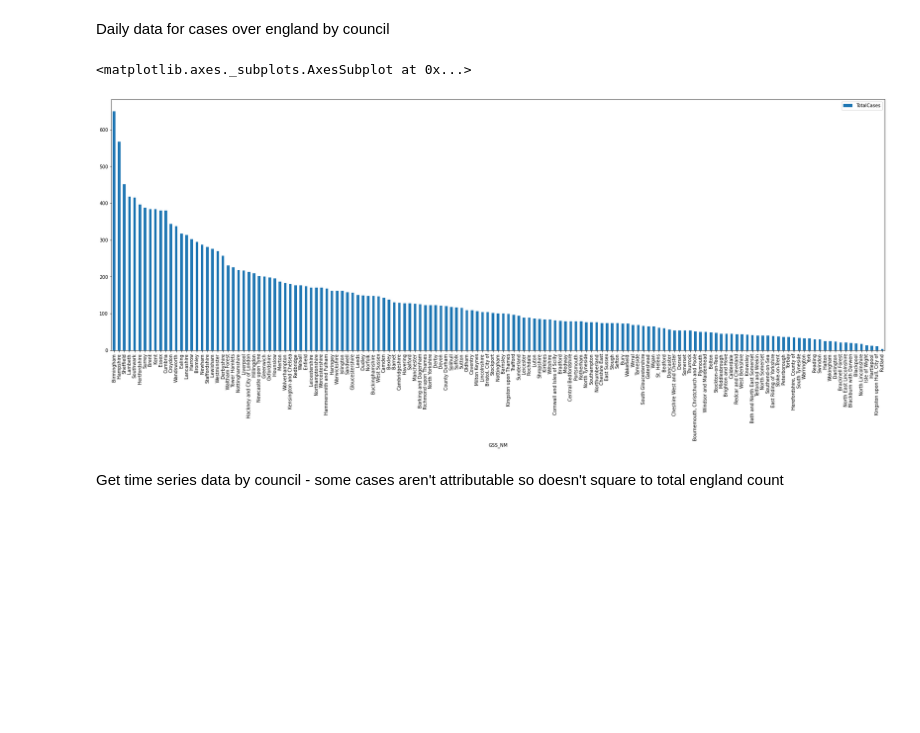
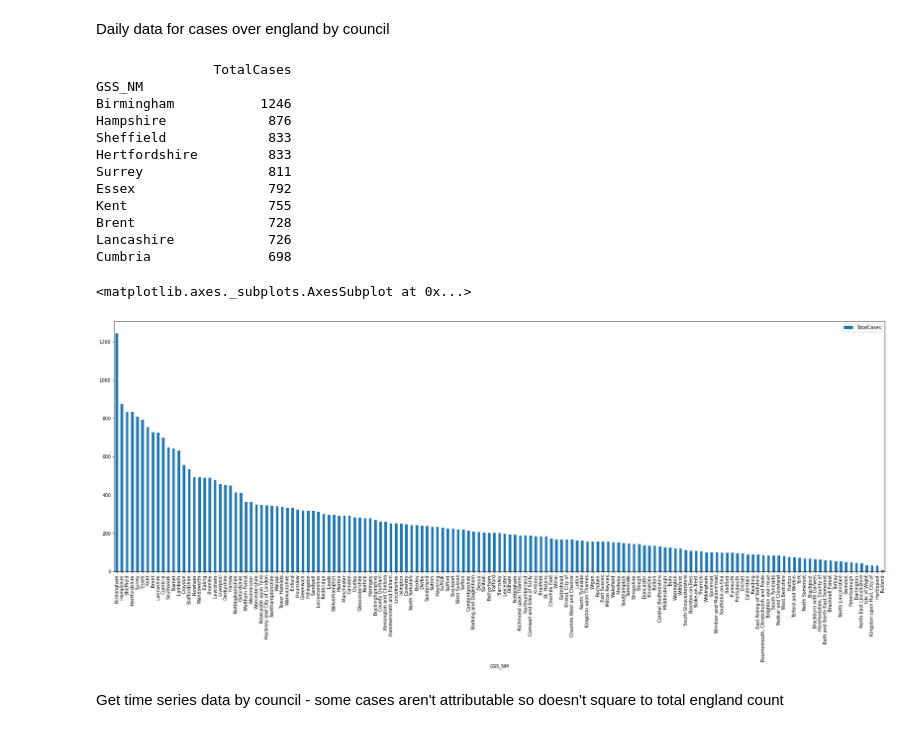
Before and after one commit to buckersew/data-covid19, a Jupyter notebook: England_data_covid19.ipynb, the cells around one changed output. Drawn from its saved outputs; the diff is of its cells as text; code cells hidden in the pictures; blank space fills up the shorter version.

```diff
--- a/England_data_covid19.ipynb
+++ b/England_data_covid19.ipynb
@@ -5,13 +5,32 @@ Daily data for cases over england by council
 # %%
 import pandas as pd
 url = 'https://www.arcgis.com/sharing/rest/content/items/b684319181f94875a6879bbc833ca3a6/data'
-df = pd.read_csv(url)
+# fix any numbers with , in them
+df = pd.read_csv(url, thousands=',')
 df.index = df['GSS_NM']
 df2 = df.drop(columns=['GSS_CD','GSS_NM'])
-df2.sort_values(by='TotalCases', ascending=False).plot(kind='bar', figsize=(30,10))
+#just in case of any bad data in the counts
+df2.TotalCases = pd.to_numeric(df2.TotalCases, errors='coerce')
+df2 = df2.sort_values(by='TotalCases', ascending=False)
+print(df2.head(10))
 # %% [output]
-<matplotlib.axes._subplots.AxesSubplot at 0x...>
+               TotalCases
+GSS_NM
+Birmingham           1246
+Hampshire             876
+Sheffield             833
+Hertfordshire         833
+Surrey                811
+Essex                 792
+Kent                  755
+Brent                 728
+Lancashire            726
+Cumbria               698
-[figure, removed]
+# %%
+df2.plot(kind='bar', figsize=(30,10))
+# %% [output]
+<matplotlib.axes._subplots.AxesSubplot at 0x...>
+[figure, added]
 # %% [markdown]
 Get time series data by council - some cases aren't attributable so doesn't square to total england count
 # %%
```
Also changed, not shown: parts of 2 cells of this notebook.
